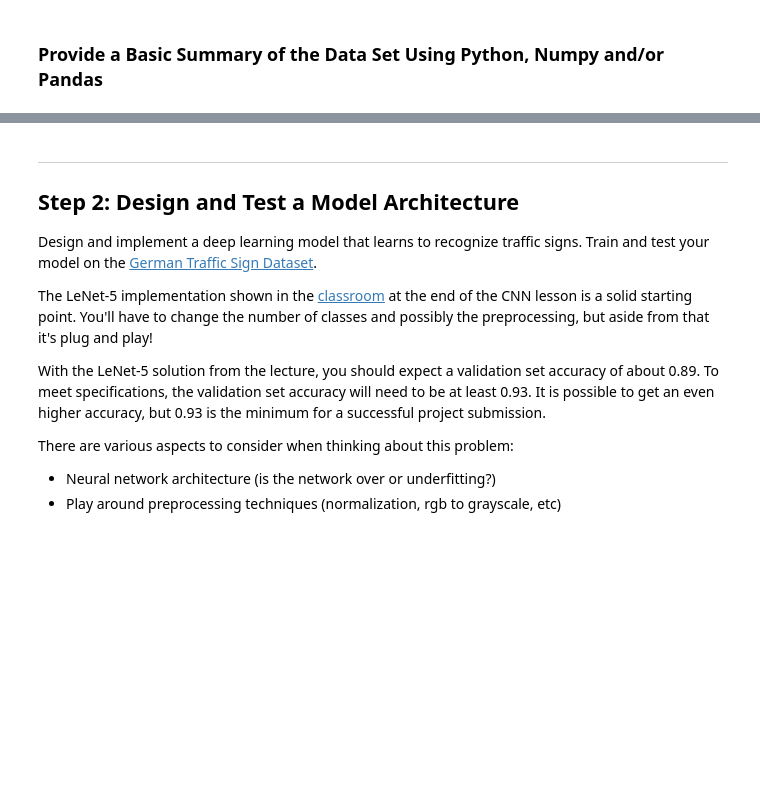
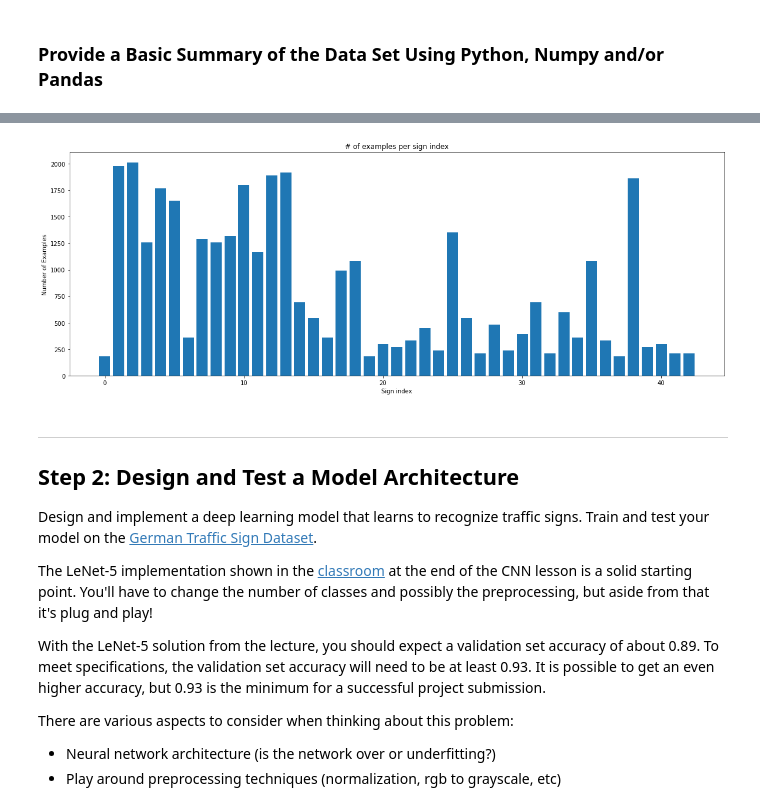
Before and after one commit to SolarSystemCoder/CarND-Traffic-Sign-Classifier-Project, a Jupyter notebook: Traffic_Sign_Classifier.ipynb, the cells around one changed output, grey strips where cells are left out. Drawn from its saved outputs; the diff is of its cells as text; code cells hidden in the pictures; blank space fills up the shorter version.

```diff
--- a/Traffic_Sign_Classifier.ipynb
+++ b/Traffic_Sign_Classifier.ipynb
@@ -135,3 +167,15 @@ print(image)
+# %%
+def counts_per_sign_name(labels):
+    values, counts = np.unique(labels, return_counts = True)
+    plt.figure(figsize = (20, 7))
+    plt.bar(values, counts)
+    plt.ylabel("Number of Examples")
+    plt.xlabel("Sign index")
+    plt.title("# of examples per sign index")
+
+counts_per_sign_name(y_train)
+# %% [output]
+[figure, added]
 # %% [markdown]
 ----
 
```
Also changed, not shown: parts of 21 cells of this notebook, 11 other files.
